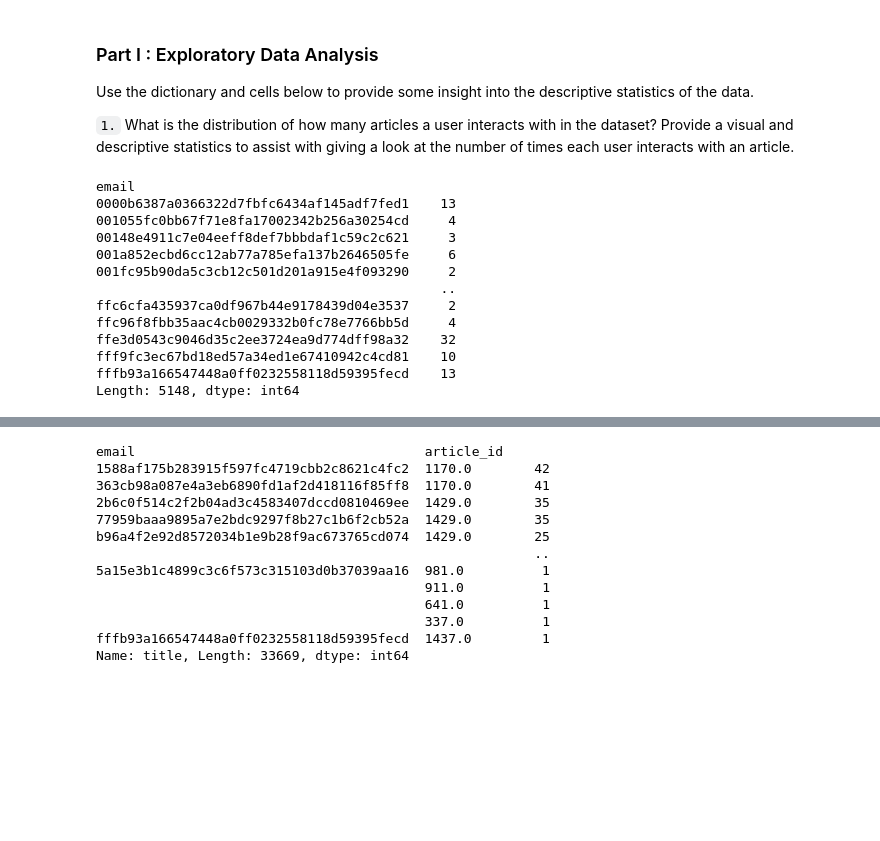
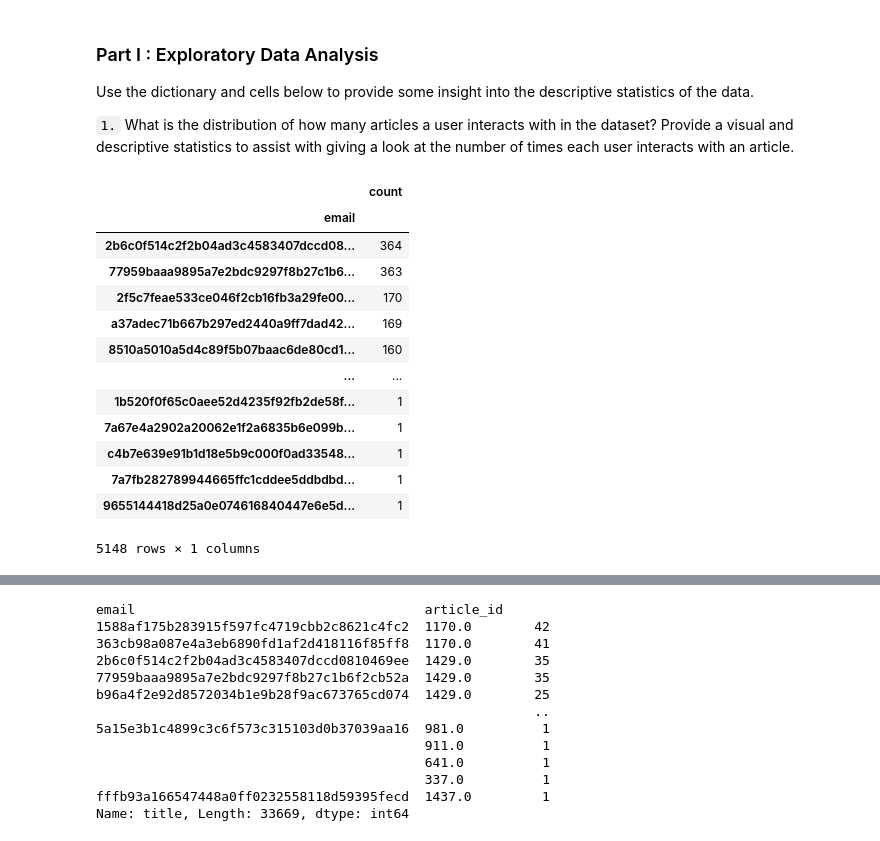
Before and after one commit to hen-wg/udacity_recommendation_engine, a Jupyter notebook: Recommendations_with_IBM.ipynb, the cells around one changed output, grey strips where cells are left out. Drawn from its saved outputs; the diff is of its cells as text; code cells hidden in the pictures; blank space fills up the shorter version.

```diff
--- a/Recommendations_with_IBM.ipynb
+++ b/Recommendations_with_IBM.ipynb
@@ -97,18 +178,23 @@ Use the dictionary and cells below to provide some insight into the descriptive
 `1.` What is the distribution of how many articles a user interacts with in the dataset?  Provide a visual and descriptive statistics to assist with giving a look at the number of times each user interacts with an article.
 # %%
 # get the count of the number of articles per email
-df.groupby('email').count()['article_id'].sort_values(ascending=False)
+# convert to dataframe
+df_user_article_count = df.groupby('email').count()['article_id'].sort_values(ascending=False).to_frame()
+# remane column article_id to count
+df_user_article_count.rename(columns={'article_id':'count'}, inplace=True)
+df_user_article_count
 # %% [output]
+|  | count |
+| email |  |
+| 2b6c0f514c2f2b04ad3c4583407dccd08... | 364 |
+| 77959baaa9895a7e2bdc9297f8b27c1b6... | 363 |
+| 2f5c7feae533ce046f2cb16fb3a29fe00... | 170 |
+| a37adec71b667b297ed2440a9ff7dad42... | 169 |
+| 8510a5010a5d4c89f5b07baac6de80cd1... | 160 |
+| ... | ... |
+| 1b520f0f65c0aee52d4235f92fb2de58f... | 1 |
+| 7a67e4a2902a20062e1f2a6835b6e099b... | 1 |
+| c4b7e639e91b1d18e5b9c000f0ad33548... | 1 |
+| 7a7fb282789944665ffc1cddee5ddbdbd... | 1 |
+| 9655144418d25a0e074616840447e6e5d... | 1 |
-email
-0000b6387a0366322d7fbfc6434af145adf7fed1    13
-001055fc0bb67f71e8fa17002342b256a30254cd     4
-00148e4911c7e04eeff8def7bbbdaf1c59c2c621     3
-001a852ecbd6cc12ab77a785efa137b2646505fe     6
-001fc95b90da5c3cb12c501d201a915e4f093290     2
-                                            ..
-ffc6cfa435937ca0df967b44e9178439d04e3537     2
-ffc96f8fbb35aac4cb0029332b0fc78e7766bb5d     4
-ffe3d0543c9046d35c2ee3724ea9d774dff98a32    32
-fff9fc3ec67bd18ed57a34ed1e67410942c4cd81    10
-fffb93a166547448a0ff0232558118d59395fecd    13
-Length: 5148, dtype: int64
+5148 rows × 1 columns
```
Also changed, not shown: parts of 12 cells of this notebook.
